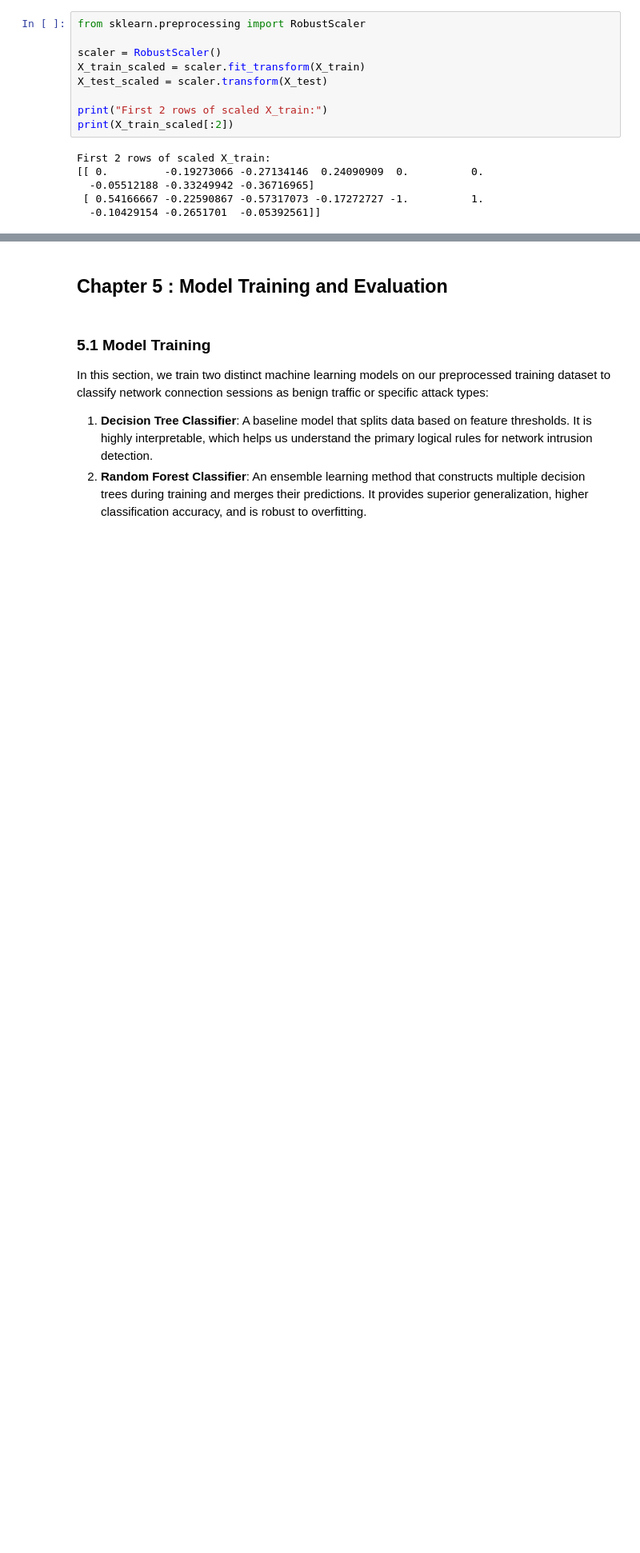
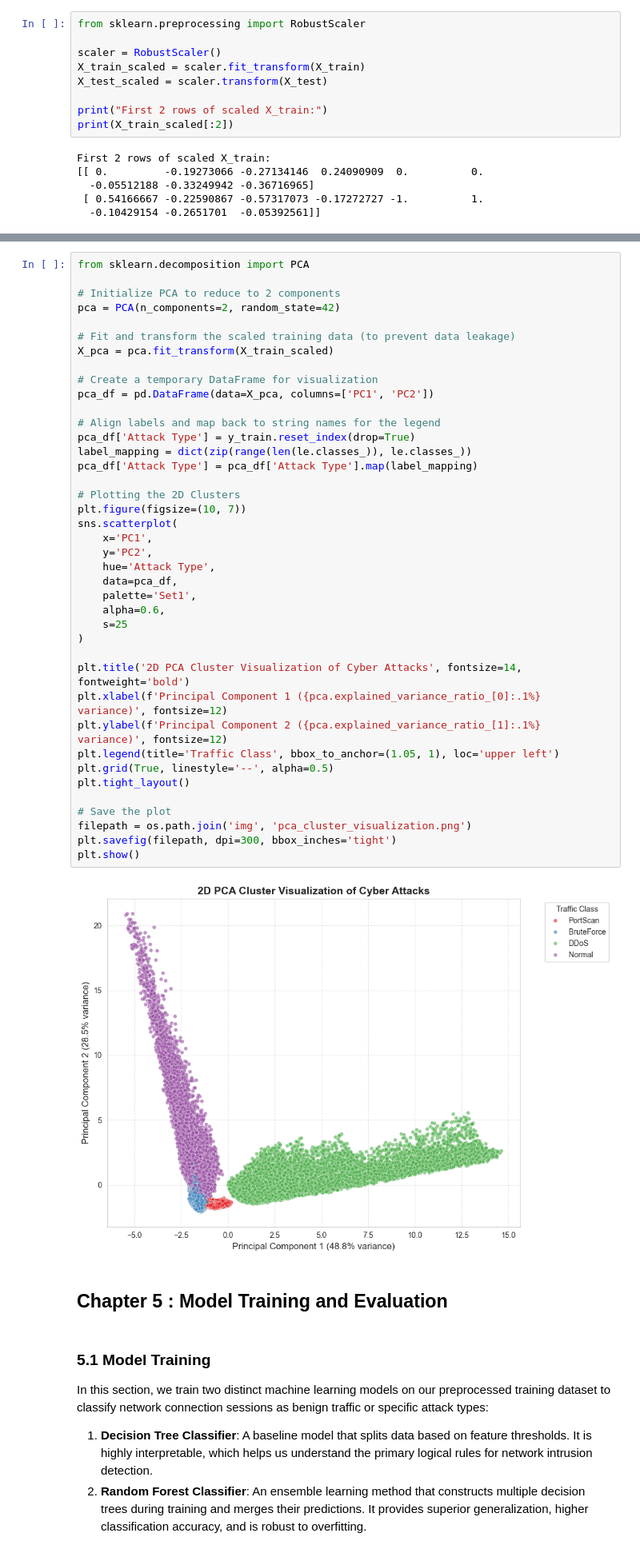
Before and after one commit to fathirrizkifadillah/Cyber-Security-Attack, a Jupyter notebook: main.ipynb, the cells around one changed output, grey strips where cells are left out. Shown at 80% size. Cells and saved outputs as stored; diff of their text form; blank space fills up the shorter version.

Commit message:
4.5 2D PCA Cluster Visualization of Cyber Attacks

```diff
--- a/main.ipynb
+++ b/main.ipynb
@@ -1006,3 +1008,45 @@ First 2 rows of scaled X_train:
+# %%
+from sklearn.decomposition import PCA
+
+# Initialize PCA to reduce to 2 components
+pca = PCA(n_components=2, random_state=42)
+
+# Fit and transform the scaled training data (to prevent data leakage)
+X_pca = pca.fit_transform(X_train_scaled)
+
+# Create a temporary DataFrame for visualization
+pca_df = pd.DataFrame(data=X_pca, columns=['PC1', 'PC2'])
+
+# Align labels and map back to string names for the legend
+pca_df['Attack Type'] = y_train.reset_index(drop=True)
+label_mapping = dict(zip(range(len(le.classes_)), le.classes_))
+pca_df['Attack Type'] = pca_df['Attack Type'].map(label_mapping)
+
+# Plotting the 2D Clusters
+plt.figure(figsize=(10, 7))
+sns.scatterplot(
+    x='PC1',
+    y='PC2',
+    hue='Attack Type',
+    data=pca_df,
+    palette='Set1',
+    alpha=0.6,
+    s=25
+)
+
+plt.title('2D PCA Cluster Visualization of Cyber Attacks', fontsize=14, fontweight='bold')
+plt.xlabel(f'Principal Component 1 ({pca.explained_variance_ratio_[0]:.1%} variance)', fontsize=12)
+plt.ylabel(f'Principal Component 2 ({pca.explained_variance_ratio_[1]:.1%} variance)', fontsize=12)
+plt.legend(title='Traffic Class', bbox_to_anchor=(1.05, 1), loc='upper left')
+plt.grid(True, linestyle='--', alpha=0.5)
+plt.tight_layout()
+
+# Save the plot
+filepath = os.path.join('img', 'pca_cluster_visualization.png')
+plt.savefig(filepath, dpi=300, bbox_inches='tight')
+plt.show()
+# %% [output]
+[figure, added]
 # %% [markdown]
 ## Chapter 5 : Model Training and Evaluation
 # %% [markdown]
```
Also changed, not shown: parts of 2 cells of this notebook, 1 other file.
